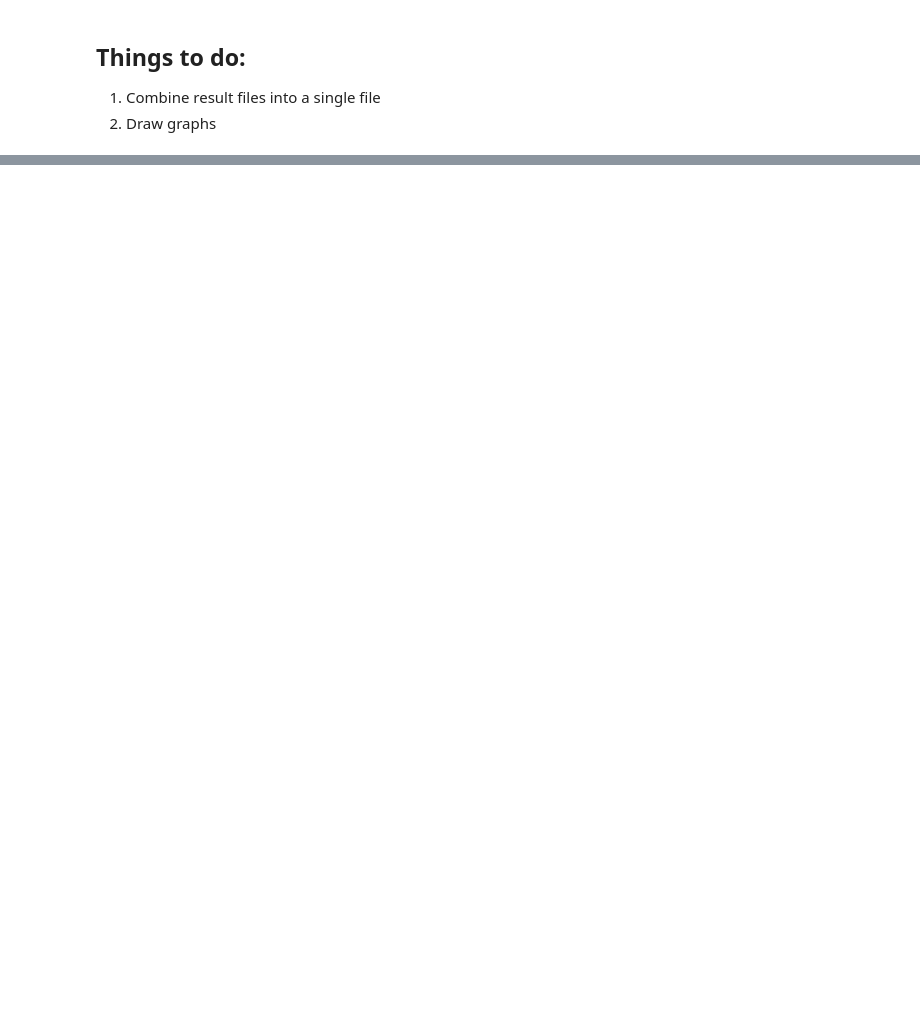
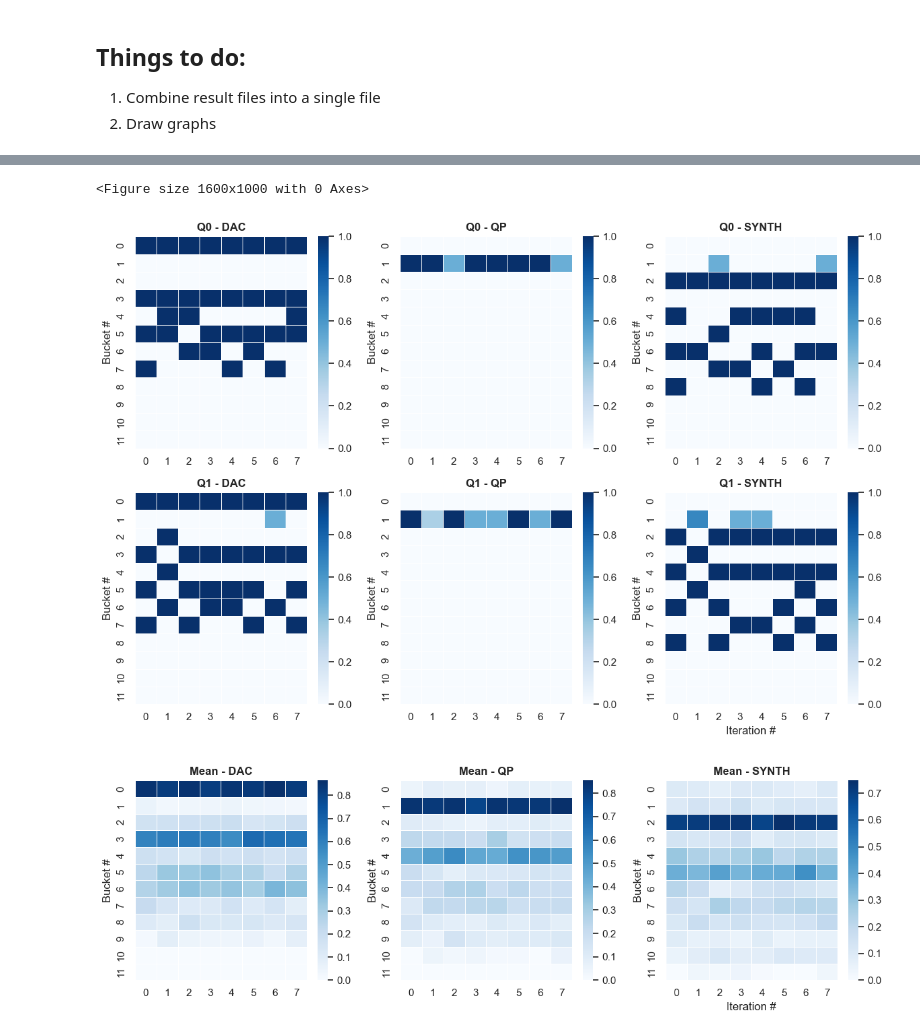
Before and after one commit to VarunKausika/Quentropy, a Jupyter notebook: notebooks/eval.ipynb, the cells around one changed output, grey strips where cells are left out. Drawn from its saved outputs; the diff is of its cells as text; code cells hidden in the pictures; blank space fills up the shorter version.

Commit message:
add eval, assets

```diff
--- a/notebooks/eval.ipynb
+++ b/notebooks/eval.ipynb
@@ -76,0 +97,61 @@ plt.show()
+# %%
+# Example Data (Replace with actual data)
+data = filtered_qent_results['Method-cluster-distribution'].map(lambda x: ast.literal_eval(x)).tolist()
+
+# Extract metadata
+num_questions = len(data)
+num_iterations = max(len(q) for q in data)
+num_buckets = max(max(d.keys()) for q in data for d in q) + 1
+
+# Methods to visualize
+methods = ['DAC', 'QP', 'SYNTH']
+
+# Heatmap storage
+mean_heatmaps = {m: np.zeros((num_buckets, num_iterations)) for m in methods}
+
+sns.set_theme(style="darkgrid")
+
+plt.figure(figsize=(8, 5), dpi=200)
+# Individual Heatmaps
+selected_questions = [0, 1]  # Choose which questions to visualize individually
+fig, axes = plt.subplots(len(selected_questions), len(methods), figsize=(12, 8))
+
+for q_idx, q in enumerate(selected_questions):
+    heatmaps = {m: np.zeros((num_buckets, num_iterations)) for m in methods}
+
+    for i, iteration_data in enumerate(data[q]):
+        for bucket, method_dict in iteration_data.items():
+            for method, percentage in method_dict.items():
+                heatmaps[method][bucket, i] = percentage  # Direct values for individual heatmaps
+
+    for j, method in enumerate(methods):
+        sns.heatmap(heatmaps[method], ax=axes[q_idx, j], cmap="Blues", cbar=True, linewidths=0.5, annot=False)
+        axes[q_idx, j].set_title(f"Q{q} - {method}", fontsize=12, fontweight="bold")
+        axes[q_idx, j].set_ylabel("Bucket #")
+
+axes[-1, -1].set_xlabel("Iteration #")
+plt.tight_layout()
+plt.show()
+
+# Mean Heatmap Calculation
+for q in data:
+    for i, iteration_data in enumerate(q):
+        for bucket, method_dict in iteration_data.items():
+            for method, percentage in method_dict.items():
+                mean_heatmaps[method][bucket, i] += percentage / num_questions  # Averaging
+
+# Mean Heatmap Visualization
+fig, axes = plt.subplots(1, len(methods), figsize=(12, 4))
+
+for j, method in enumerate(methods):
+    sns.heatmap(mean_heatmaps[method], ax=axes[j], cmap="Blues", cbar=True, linewidths=0.5, annot=False)
+    axes[j].set_title(f"Mean - {method}", fontsize=12, fontweight="bold")
+    axes[j].set_ylabel("Bucket #")
+
+axes[-1].set_xlabel("Iteration #")
+plt.tight_layout()
+plt.show()
+# %% [output]
+<Figure size 1600x1000 with 0 Axes>
+[figure, added]
+[figure, added]
```
Also changed, not shown: parts of 11 cells of this notebook, 5 other files.
